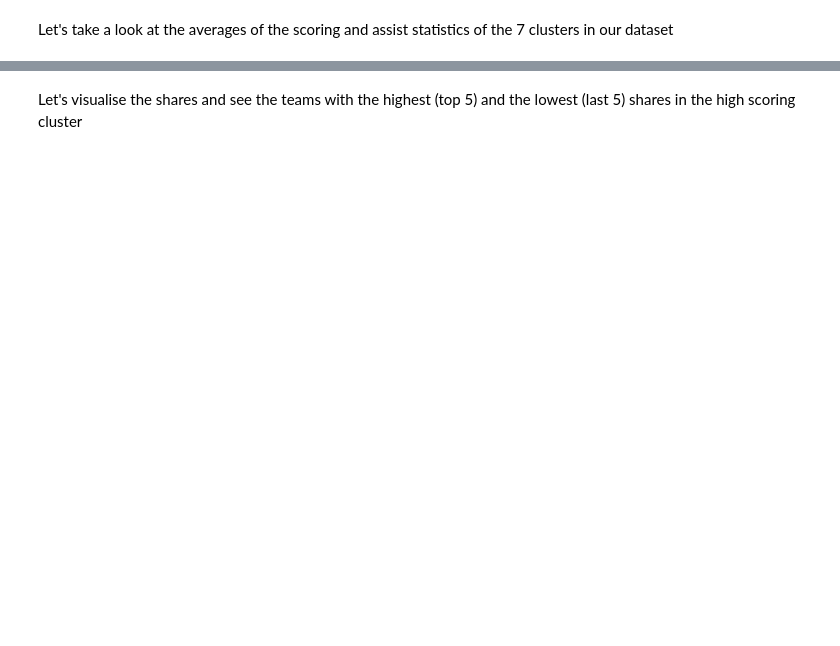
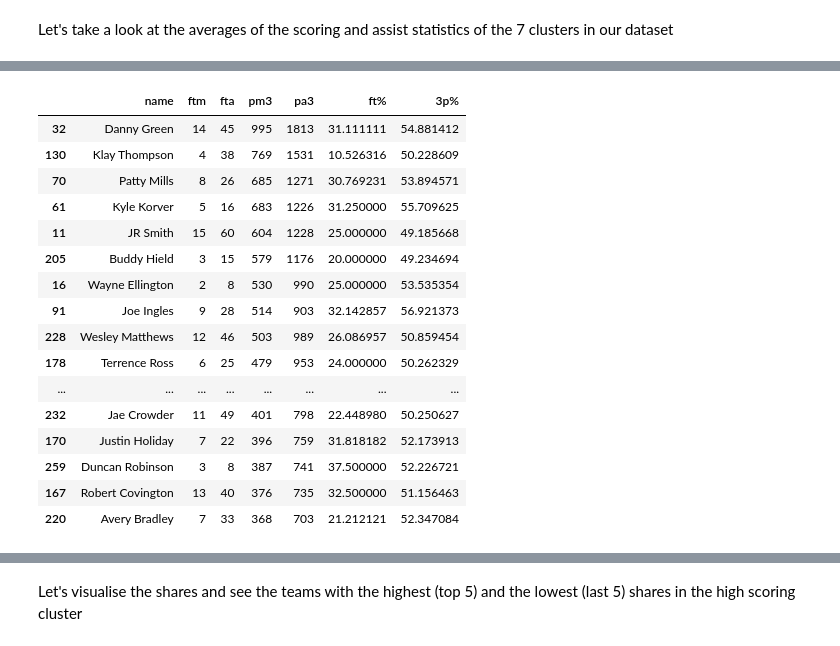
Before and after one commit to Blunt10K/NBA, a Jupyter notebook: notebooks/analysis.ipynb, the cells around one changed output, grey strips where cells are left out. Cells and saved outputs as stored; diff of their text form; code cells hidden in the pictures; blank space fills up the shorter version.

```diff
--- a/notebooks/analysis.ipynb
+++ b/notebooks/analysis.ipynb
@@ -229,0 +274,2 @@ The highest scoring cluster (label 2) has an average if 20.4 points. These playe
+# %%
+bad_ft_groups = players.select('name','prediction','ftm','fta','ft%','pm3','pa3').filter('prediction in (1,5,6)')
@@ -229,0 +328,16 @@ The highest scoring cluster (label 2) has an average if 20.4 points. These playe
+# %%
+aggs = (bad_ft_groups
+.filter('prediction=6')
+.groupBy('name')
+.agg(F.sum('ftm').alias('ftm'),
+    F.sum('fta').alias('fta'),
+    F.sum('pm3').alias('pm3'),
+    F.sum('pa3').alias('pa3'),
+    (100*F.sum('ftm')/F.sum('fta')).alias('ft%'),
+    (100*F.sum('pm3')/F.sum('pa3')).alias('3p%'))
+.fillna(0,['ft%','3p%']))
+
+to_plot = aggs.filter('pm3 > 100').to_pandas_on_spark()
+# %%
+to_plot.sort_values('pm3',False).head(20)
+# %% [output]
@@ -229,0 +348,17 @@ The highest scoring cluster (label 2) has an average if 20.4 points. These playe
+|  | name | ftm | fta | pm3 | pa3 | ft% | 3p% |
+| 32 | Danny Green | 14 | 45 | 995 | 1813 | 31.111111 | 54.881412 |
+| 130 | Klay Thompson | 4 | 38 | 769 | 1531 | 10.526316 | 50.228609 |
+| 70 | Patty Mills | 8 | 26 | 685 | 1271 | 30.769231 | 53.894571 |
+| 61 | Kyle Korver | 5 | 16 | 683 | 1226 | 31.250000 | 55.709625 |
+| 11 | JR Smith | 15 | 60 | 604 | 1228 | 25.000000 | 49.185668 |
+| 205 | Buddy Hield | 3 | 15 | 579 | 1176 | 20.000000 | 49.234694 |
+| 16 | Wayne Ellington | 2 | 8 | 530 | 990 | 25.000000 | 53.535354 |
+| 91 | Joe Ingles | 9 | 28 | 514 | 903 | 32.142857 | 56.921373 |
+| 228 | Wesley Matthews | 12 | 46 | 503 | 989 | 26.086957 | 50.859454 |
+| 178 | Terrence Ross | 6 | 25 | 479 | 953 | 24.000000 | 50.262329 |
+| ... | ... | ... | ... | ... | ... | ... | ... |
+| 232 | Jae Crowder | 11 | 49 | 401 | 798 | 22.448980 | 50.250627 |
+| 170 | Justin Holiday | 7 | 22 | 396 | 759 | 31.818182 | 52.173913 |
+| 259 | Duncan Robinson | 3 | 8 | 387 | 741 | 37.500000 | 52.226721 |
+| 167 | Robert Covington | 13 | 40 | 376 | 735 | 32.500000 | 51.156463 |
+| 220 | Avery Bradley | 7 | 33 | 368 | 703 | 21.212121 | 52.347084 |
```
Also changed, not shown: parts of 24 cells of this notebook, 3 other files.
